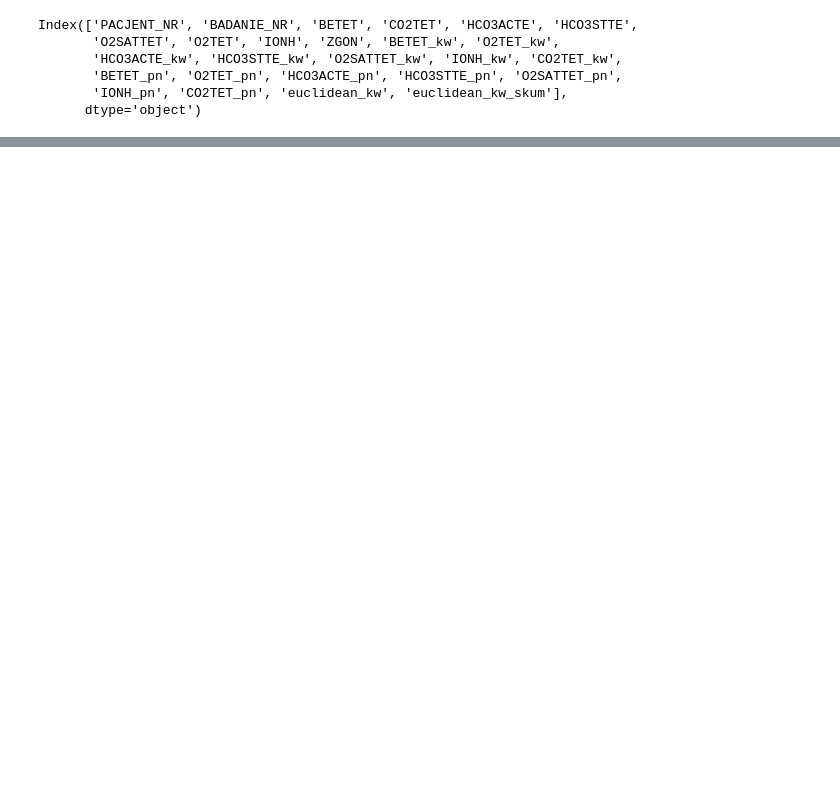
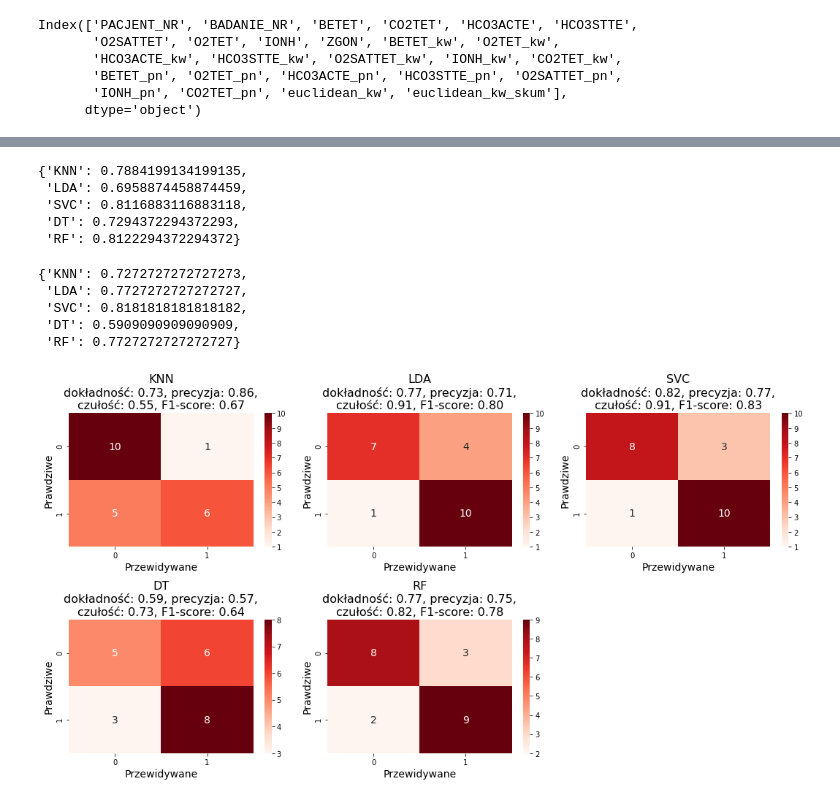
Before and after one commit to dorota10/GasometryTimeSeriesAnalysis, a Jupyter notebook: gasometry_analysis/chapter5/klasyfikacja_szeregow.ipynb, the cells around one changed output, grey strips where cells are left out. Drawn from its saved outputs; the diff is of its cells as text; code cells hidden in the pictures; blank space fills up the shorter version.

```diff
--- a/gasometry_analysis/chapter5/klasyfikacja_szeregow.ipynb
+++ b/gasometry_analysis/chapter5/klasyfikacja_szeregow.ipynb
@@ -490,0 +133,20 @@ plt.show()
+# %%
+def plot_confusion_matrix(model, X_train, X_test, y_train, y_test, ax, title):
+    model.fit(X_train, y_train)
+    y_pred = model.predict(X_test)
+    cm = confusion_matrix(y_test, y_pred)
+    accuracy = accuracy_score(y_test, y_pred)
+    precision = precision_score(y_test, y_pred)
+    recall = recall_score(y_test, y_pred)
+    f1 = f1_score(y_test, y_pred)
+    sns.heatmap(cm, annot=True, fmt='d', ax=ax, cmap="Reds", annot_kws={"fontsize": 14})
+    ax.set_title(f'{title}\ndokładność: {accuracy:.2f}, precyzja: {precision:.2f},\nczułość: {recall:.2f}, F1-score: {f1:.2f}', fontsize=16)
+    ax.set_xlabel('Przewidywane', fontsize=14)
+    ax.set_ylabel('Prawdziwe', fontsize=14)
+
+    # Funkcja do trenowania i mierzenia czasu
+def model_evaluate(classifier, X_train, X_test, y_train, y_test):
+    y_proba = classifier.predict_proba(X_test)[:, 1]
+    fpr, tpr, _= roc_curve(y_test, y_proba)
+    roc_auc = auc(fpr, tpr)
+    return fpr, tpr, roc_auc
@@ -490,0 +242,38 @@ plt.show()
+# %%
+best_scores_all
+# %% [output]
+{'KNN': 0.7884199134199135,
+ 'LDA': 0.6958874458874459,
+ 'SVC': 0.8116883116883118,
+ 'DT': 0.7294372294372293,
+ 'RF': 0.8122294372294372}
+# %%
+test_scores_all
+# %% [output]
+{'KNN': 0.7272727272727273,
+ 'LDA': 0.7727272727272727,
+ 'SVC': 0.8181818181818182,
+ 'DT': 0.5909090909090909,
+ 'RF': 0.7727272727272727}
+# %%
+fig, axes = plt.subplots(2, 3, figsize=(15, 8))
+
+# Lista tytułów
+titles = ['KNN', 'LDA', 'SVC', 'DT', 'RF']
+
+# Rysowanie macierzy pomyłek dla każdego klasyfikatora
+for ax, (title, (model_type, best_params)) in zip(axes.flatten(), best_models_all.items()):
+    model = model_type(**best_params)
+    plot_confusion_matrix(model, X_train_scaled, X_test_scaled, y_train, y_test, ax, title)
+
+# Usuwanie niepotrzebnych osi w przypadku parzystej liczby klasyfikatorów
+if len(classifiers) % 2 != 0:
+    fig.delaxes(axes.flatten()[-1])
+
+plt.tight_layout()
+
+plt.savefig("images5/conf_matr_all.png")
+
+plt.show()
+# %% [output]
+[figure, added]
```
Also changed, not shown: parts of 76 cells of this notebook, 20 other files.
